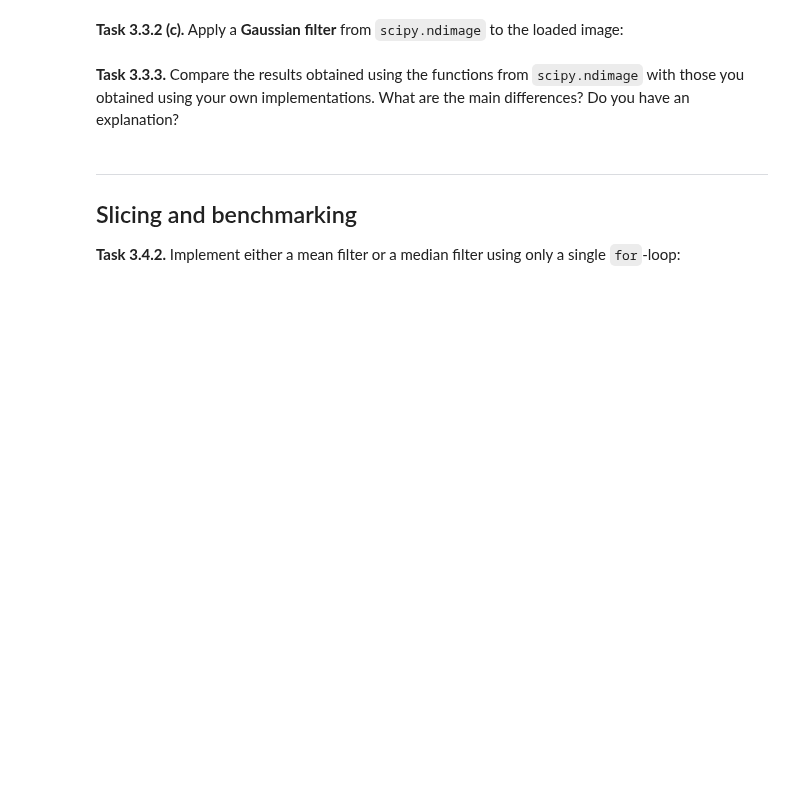
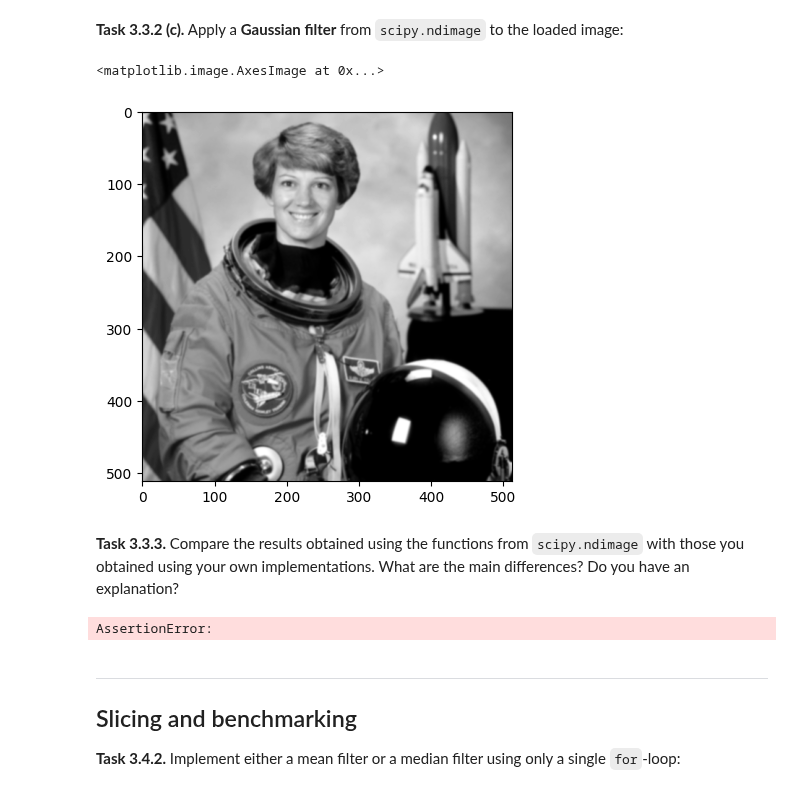
Before and after one commit to k8nsti/mobi-fs3-python, a Jupyter notebook: task3.ipynb, the cells around one changed output. Drawn from its saved outputs; the diff is of its cells as text; code cells hidden in the pictures; blank space fills up the shorter version.

```diff
--- a/task3.ipynb
+++ b/task3.ipynb
@@ -112,7 +126,18 @@ assert numpy.allclose(filteredmed_img, img_correctmed, atol=1/255)
 # %% [markdown]
 **<a id="#">Task 3.3.2 (c).</a>** Apply a **Gaussian filter** from `scipy.ndimage` to the loaded image:
+# %%
+filtergauss=scipy.ndimage.gaussian_filter(img_in, 1)
+plt.imshow(filtergauss, 'gray')
+# %% [output]
+<matplotlib.image.AxesImage at 0x...>
+[figure, added]
 # %% [markdown]
 **<a id="#">Task 3.3.3.</a>** Compare the results obtained using the functions from `scipy.ndimage` with those you obtained using your own implementations. What are the main differences? Do you have an explanation?
+# %%
+assert numpy.allclose (filtermedian, filteredmed_img,atol=1/255)
+assert numpy.allclose (filtermean, filtered_img,atol=1/255)
+# %% [output]
+AssertionError:
 # %% [markdown]
 ---
 
```
Also changed, not shown: parts of 3 cells of this notebook.
